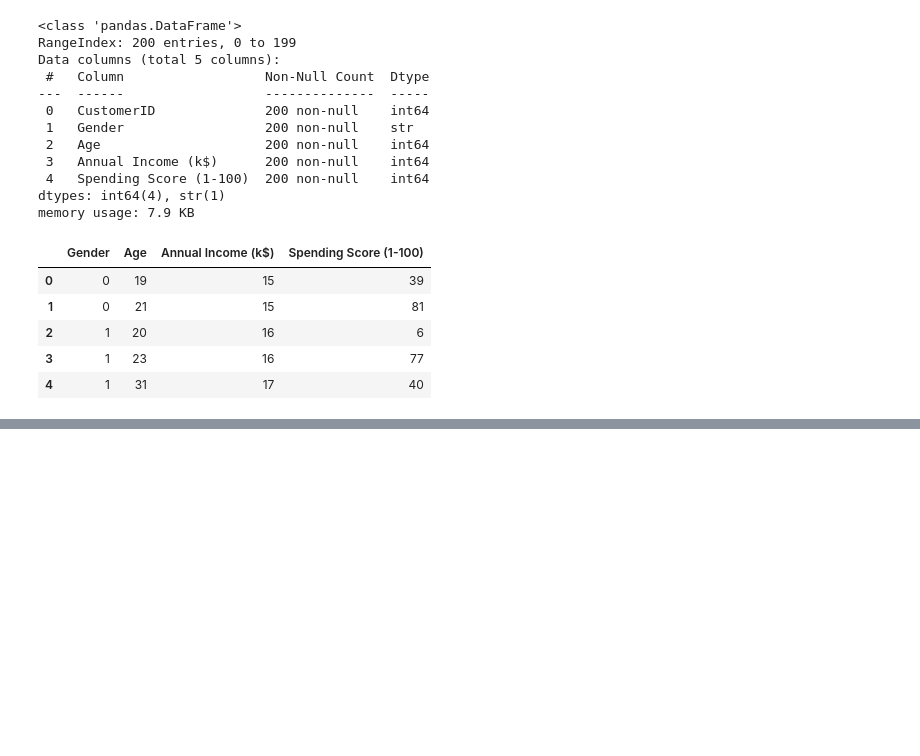
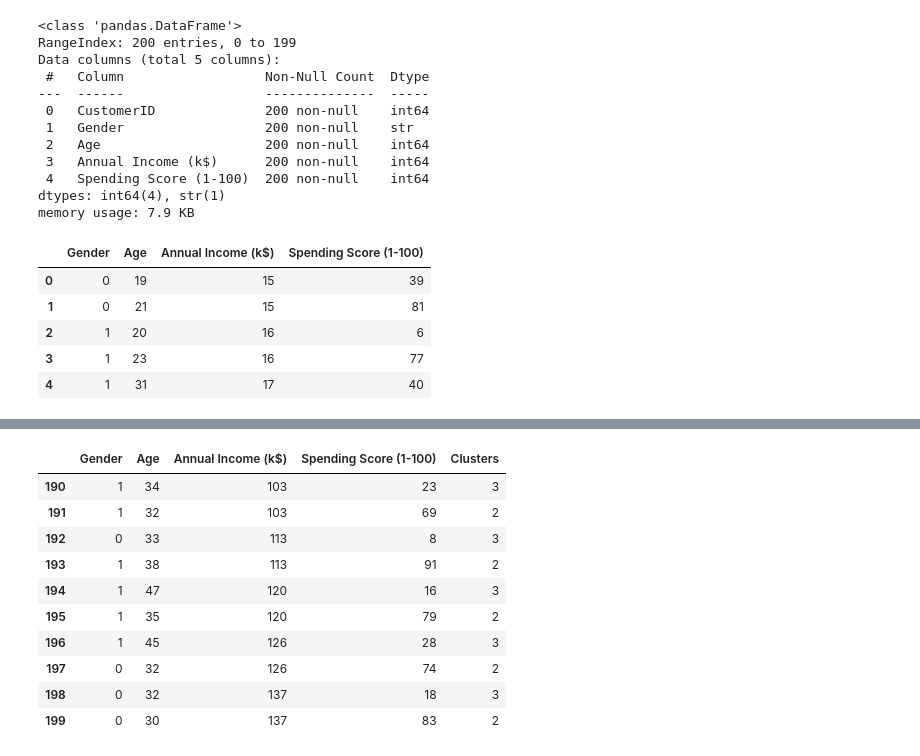
Before and after one commit to Saugat-Khadka/AI-ML-Class, a Jupyter notebook: Day 10/main.ipynb, the cells around one changed output, grey strips where cells are left out. Drawn from its saved outputs; the diff is of its cells as text; code cells hidden in the pictures; blank space fills up the shorter version.

```diff
--- a/Day 10/main.ipynb
+++ b/Day 10/main.ipynb
@@ -64,0 +67,15 @@ array([1, 1, 1, 1, 1, 1, 1, 1, 1, 1, 1, 1, 1, 1, 1, 1, 1, 1, 1, 1, 1, 1,
+# %%
+df["Clusters"] = KMeans_model.labels_
+df.tail(10)
+# %% [output]
+|  | Gender | Age | Annual Income (k$) | Spending Score (1-100) | Clusters |
+| 190 | 1 | 34 | 103 | 23 | 3 |
+| 191 | 1 | 32 | 103 | 69 | 2 |
+| 192 | 0 | 33 | 113 | 8 | 3 |
+| 193 | 1 | 38 | 113 | 91 | 2 |
+| 194 | 1 | 47 | 120 | 16 | 3 |
+| 195 | 1 | 35 | 120 | 79 | 2 |
+| 196 | 1 | 45 | 126 | 28 | 3 |
+| 197 | 0 | 32 | 126 | 74 | 2 |
+| 198 | 0 | 32 | 137 | 18 | 3 |
+| 199 | 0 | 30 | 137 | 83 | 2 |
```
Also changed, not shown: parts of 8 cells of this notebook.
